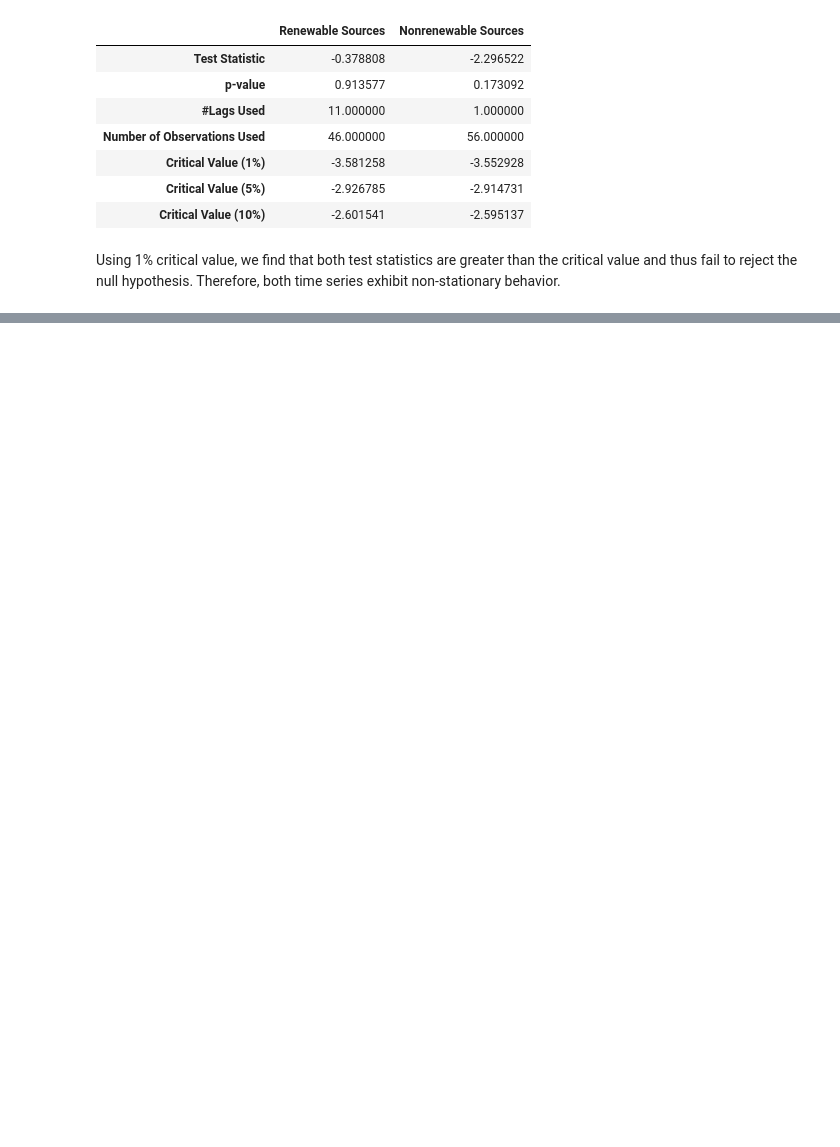
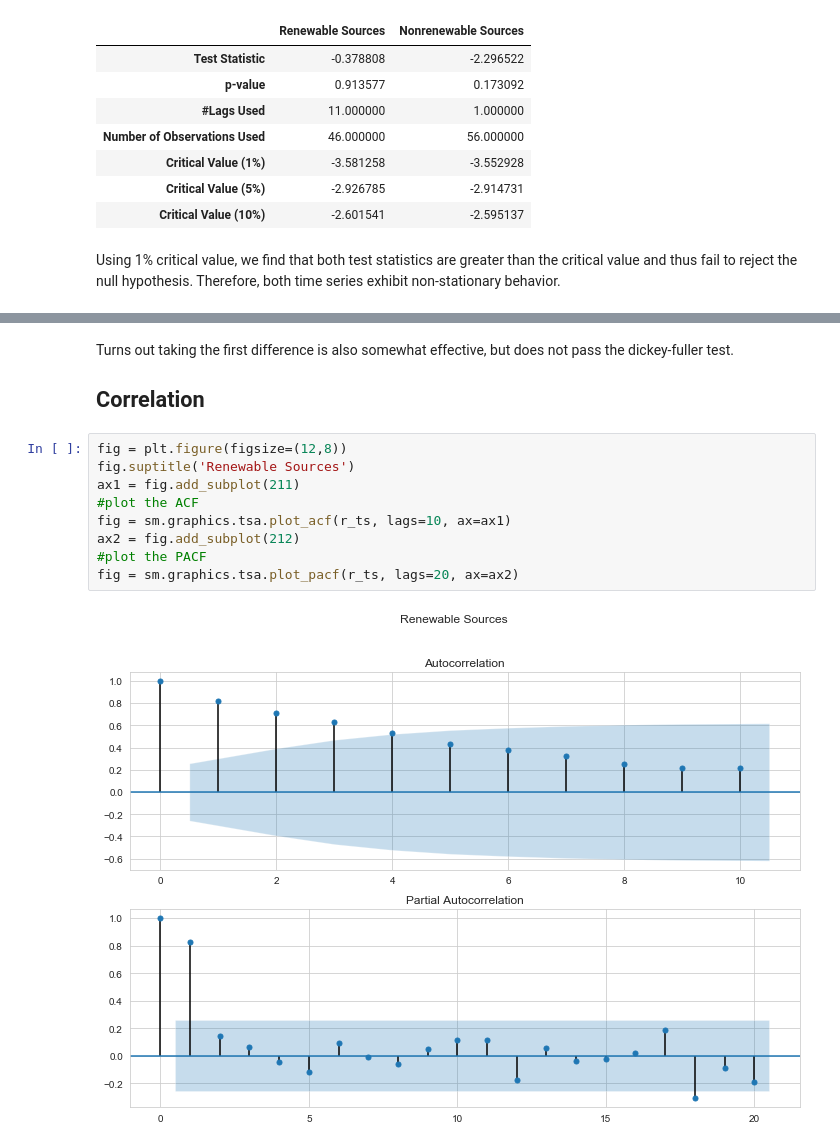
Before and after one commit to msanchez-ayala/energy-consumption, a Jupyter notebook: eda_modeling_experimentation.ipynb, the cells around one changed output, grey strips where cells are left out. Cells and saved outputs as stored; diff of their text form; blank space fills up the shorter version.

```diff
--- a/eda_modeling_experimentation.ipynb
+++ b/eda_modeling_experimentation.ipynb
@@ -861,0 +966,15 @@ plt.tight_layout()
+# %% [markdown]
+Turns out taking the first difference is also somewhat effective, but does not pass the dickey-fuller test.
+
+## Correlation
+# %%
+fig = plt.figure(figsize=(12,8))
+fig.suptitle('Renewable Sources')
+ax1 = fig.add_subplot(211)
+#plot the ACF
+fig = sm.graphics.tsa.plot_acf(r_ts, lags=10, ax=ax1)
+ax2 = fig.add_subplot(212)
+#plot the PACF
+fig = sm.graphics.tsa.plot_pacf(r_ts, lags=20, ax=ax2)
+# %% [output]
+[figure, added]
```
Also changed, not shown: parts of 56 cells of this notebook.
